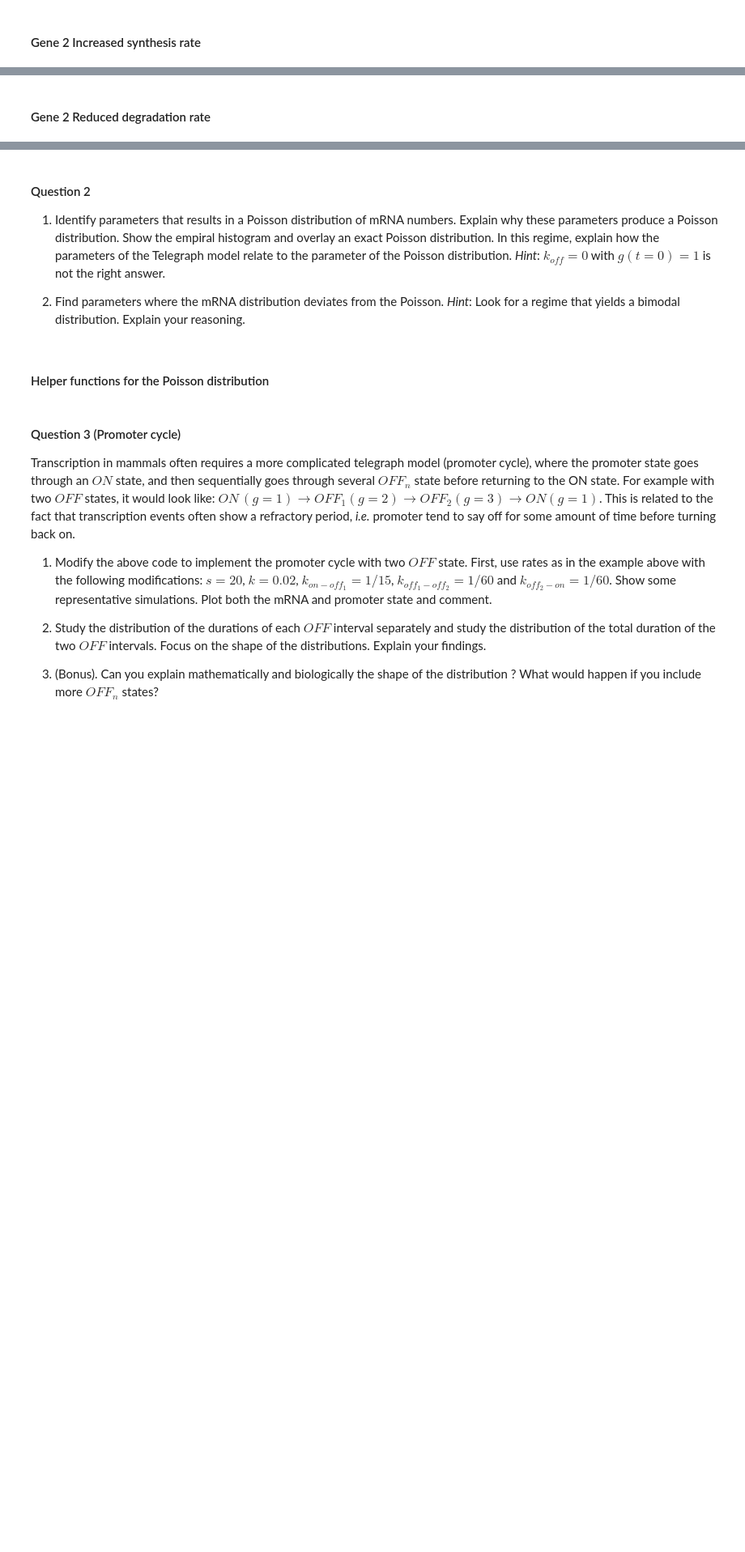
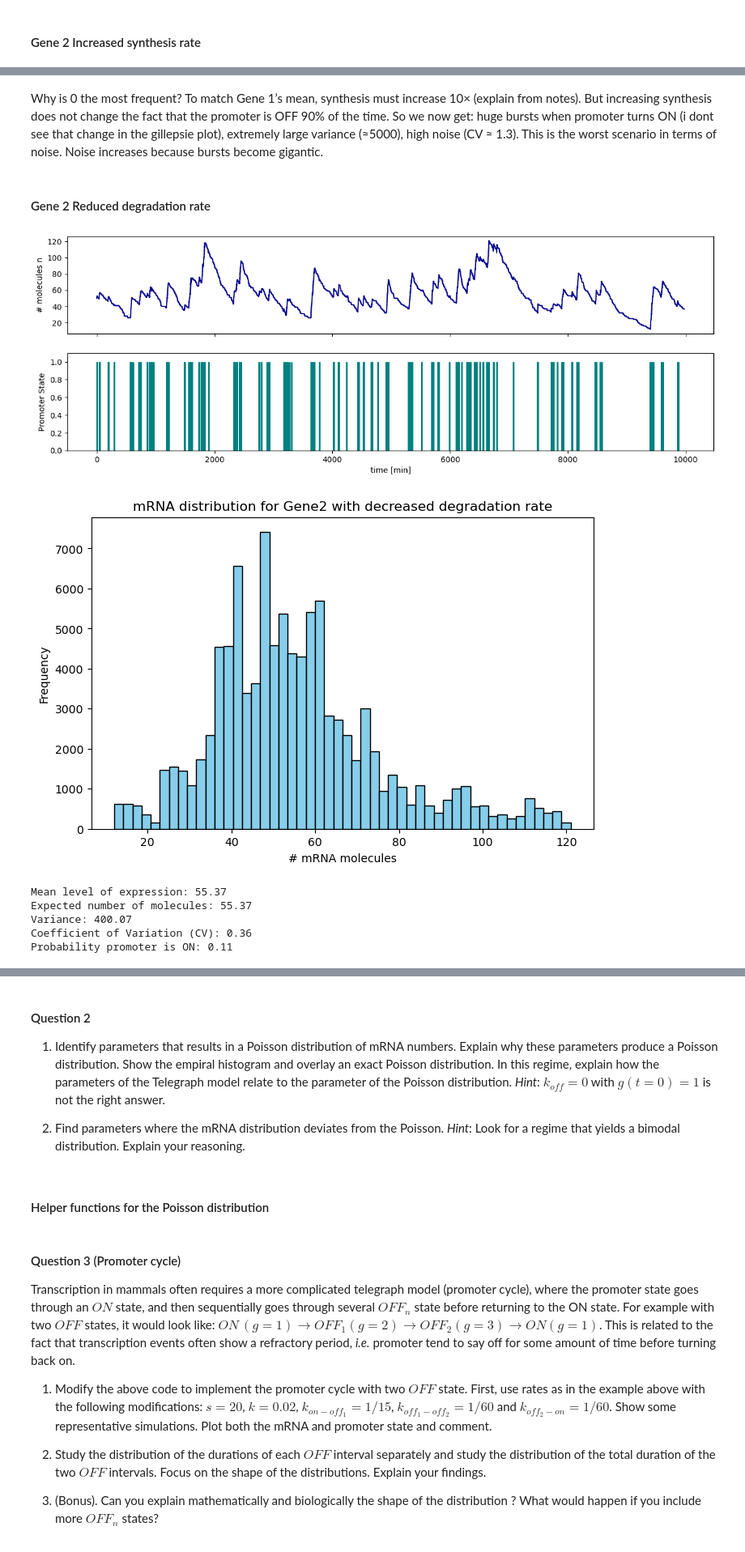
Before and after one commit to AlexiaGiroud/GenomeToFunction-exo3-G22, a Jupyter notebook: Exercise_Week10_11_A_Exercises.ipynb, the cells around one changed output, grey strips where cells are left out. Shown: that part at 81% size. Drawn from its saved outputs; the diff is of its cells as text; code cells hidden in the pictures; blank space fills up the shorter version.

```diff
--- a/Exercise_Week10_11_A_Exercises.ipynb
+++ b/Exercise_Week10_11_A_Exercises.ipynb
@@ -212,3 +320,5 @@ parameters = [s, k, k_on, k_off]
+# %% [markdown]
+Why is 0 the most frequent? To match Gene 1’s mean, synthesis must increase 10× (explain from notes). But increasing synthesis does not change the fact that the promoter is OFF 90% of the time. So we now get: huge bursts when promoter turns ON (i dont see that change in the gillepsie plot), extremely large variance (≈5000), high noise (CV ≈ 1.3). This is the worst scenario in terms of noise. Noise increases because bursts become gigantic.
 # %% [markdown]
 #### Gene 2 Reduced degradation rate
 # %%
@@ -218,8 +328,8 @@ DT = 0.1 # min
 #if needed adjust DT so that it makes sense given the timescales of the system (depending on your rates)
 
 #Parameters, these are biologically plausible and should remain so.
-s = ... # Number of initiations per minute
-k = ... # Degradation rate
+s = 1 # Number of initiations per minute
+k = 0.002 # Degradation rate
 k_off = 1/15 #Switching off rate unit min^-1, t_on = 1/k_off
 k_on  = 1/135 #Switching on rate, unit min^-1, t_off = 1/k_on
 
@@ -233,3 +343,30 @@ n_0=s/k * p_on
 t_end = 10000 # Total simulation time in minutes, adjust if needed
 
 parameters = [s, k, k_on, k_off]
+# %%
+# --- Run Gillespie simulation ---
+n, g, t = run_gillespie_telegraph(n_0, g_0, parameters, t_end, DT)
+
+# --- Plot time series of mRNA and promoter state ---
+plot_gillespie_telegraph(n, g, t)
+
+# --- Plot histogram/distribution of mRNA counts ---
+plot_distribution(n, title='mRNA distribution for Gene2 with decreased degradation rate')
+
+# --- Compute statistics ---
+mean_n, expected_n, var_n, cv_n, p_on = compute_stats(n, g)
+
+# --- Print results ---
+print(f"Mean level of expression: {mean_n:.2f}")
+print(f"Expected number of molecules: {expected_n:.2f}")
+print(f"Variance: {var_n:.2f}")
+print(f"Coefficient of Variation (CV): {cv_n:.2f}")
+print(f"Probability promoter is ON: {p_on:.2f}")
+# %% [output]
+[figure, added]
+[figure, added]
+Mean level of expression: 55.37
+Expected number of molecules: 55.37
+Variance: 400.07
+Coefficient of Variation (CV): 0.36
+Probability promoter is ON: 0.11
```
Also changed, not shown: parts of 13 cells of this notebook, 1 other file.
